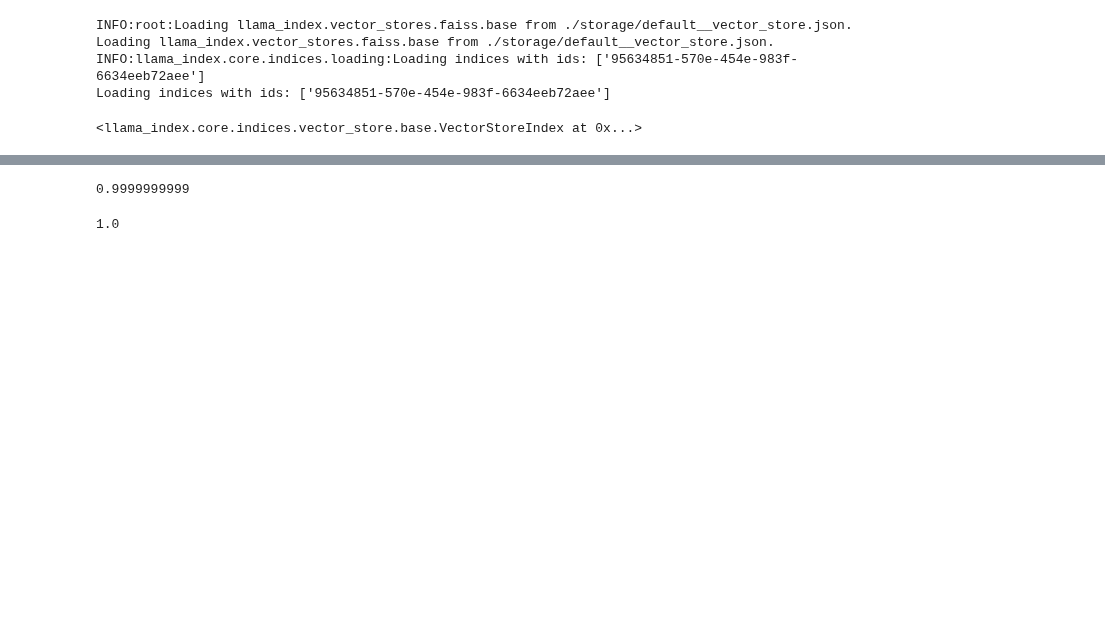
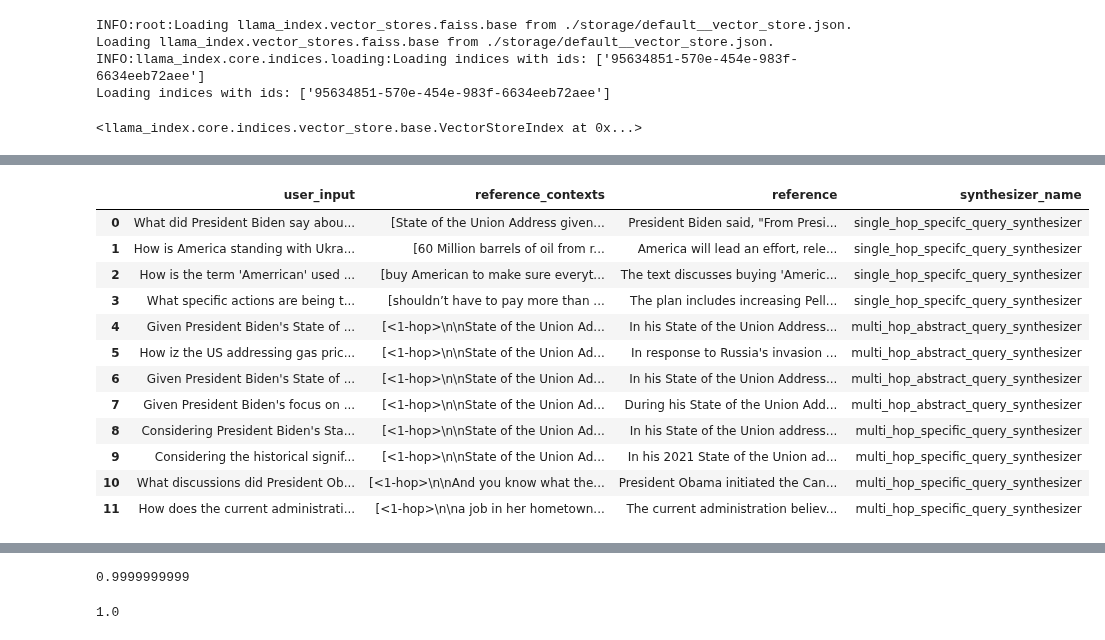
Before and after one commit to sr231/RAG-Evaluations, a Jupyter notebook: Gemini_RAGAS-2-12.ipynb, the cells around one changed output, grey strips where cells are left out. Drawn from its saved outputs; the diff is of its cells as text; code cells hidden in the pictures; blank space fills up the shorter version.

Commit message:
continued RAGAS v2 12 runs, updated library comparison notes

```diff
--- a/Gemini_RAGAS-2-12.ipynb
+++ b/Gemini_RAGAS-2-12.ipynb
@@ -244,7 +244,7 @@ for document in documents:
     document.metadata['filename'] = document.metadata['source']
 # %%
 # Synthetic testset generator with Gemini models
-generator_llm = ChatGoogleGenerativeAI(model="gemini-1.5-flash", timeout=240) # Other notable parameters: temperature=0.7, transport="rest"
+generator_llm = ChatGoogleGenerativeAI(model="gemini-2.0-flash", timeout=240) # Other notable parameters: temperature=0.7, transport="rest"
 ragas_llm = LangchainLLMWrapper(
     generator_llm,
     is_finished_parser=custom_is_finished_parser,
@@ -261,7 +261,7 @@ generator = TestsetGenerator(llm=ragas_llm, embedding_model=embeddings)
 # I also tried the ratelimit and backoff libraries in Python, but I still got so many 429 warnings that the generation failed
 # Sometimes even the 1 max worker will not finish, but it will finish occasionally
 
-run_config = RunConfig(timeout=240, max_retries=20, max_wait=240, max_workers=1)
+run_config = RunConfig(timeout=300, max_retries=20, max_wait=300, max_workers=1)
 # %%
 # # Optional- edit the distribution of query types desired for the testset generation
 # from ragas.testset.synthesizers import default_query_distribution
@@ -326,8 +273,22 @@ Retrying langchain_google_genai.chat_models._achat_with_retry.<locals>._achat_wi
 # %%
 # # Save generated testset to csv
-# gendataset_pd = gendataset.to_pandas()
-# gendataset_pd.to_csv("results/test_ragas_generation.csv", index=False)
-# gendataset_pd
+gendataset_pd = gendataset.to_pandas()
+gendataset_pd.to_csv("results/test_ragas_generation_0_2_12_sotu.csv", index=False)
+gendataset_pd
+# %% [output]
+|  | user_input | reference_contexts | reference | synthesizer_name |
+| 0 | What did President Biden say abou... | [State of the Union Address given... | President Biden said, "From Presi... | single_hop_specifc_query_synthesizer |
+| 1 | How is America standing with Ukra... | [60 Million barrels of oil from r... | America will lead an effort, rele... | single_hop_specifc_query_synthesizer |
+| 2 | How is the term 'Amerrican' used ... | [buy American to make sure everyt... | The text discusses buying 'Americ... | single_hop_specifc_query_synthesizer |
+| 3 | What specific actions are being t... | [shouldn’t have to pay more than ... | The plan includes increasing Pell... | single_hop_specifc_query_synthesizer |
+| 4 | Given President Biden's State of ... | [<1-hop>\n\nState of the Union Ad... | In his State of the Union Address... | multi_hop_abstract_query_synthesizer |
+| 5 | How iz the US addressing gas pric... | [<1-hop>\n\nState of the Union Ad... | In response to Russia's invasion ... | multi_hop_abstract_query_synthesizer |
+| 6 | Given President Biden's State of ... | [<1-hop>\n\nState of the Union Ad... | In his State of the Union Address... | multi_hop_abstract_query_synthesizer |
+| 7 | Given President Biden's focus on ... | [<1-hop>\n\nState of the Union Ad... | During his State of the Union Add... | multi_hop_abstract_query_synthesizer |
+| 8 | Considering President Biden's Sta... | [<1-hop>\n\nState of the Union Ad... | In his State of the Union address... | multi_hop_specific_query_synthesizer |
+| 9 | Considering the historical signif... | [<1-hop>\n\nState of the Union Ad... | In his 2021 State of the Union ad... | multi_hop_specific_query_synthesizer |
+| 10 | What discussions did President Ob... | [<1-hop>\n\nAnd you know what the... | President Obama initiated the Can... | multi_hop_specific_query_synthesizer |
+| 11 | How does the current administrati... | [<1-hop>\n\na job in her hometown... | The current administration believ... | multi_hop_specific_query_synthesizer |
 # %%
 # # Now generate answers for the testset, as answers are not automatically generated at creation
 # # Below code uses a previously generated testset
```
Also changed, not shown: parts of 18 cells of this notebook, 1 other file.
